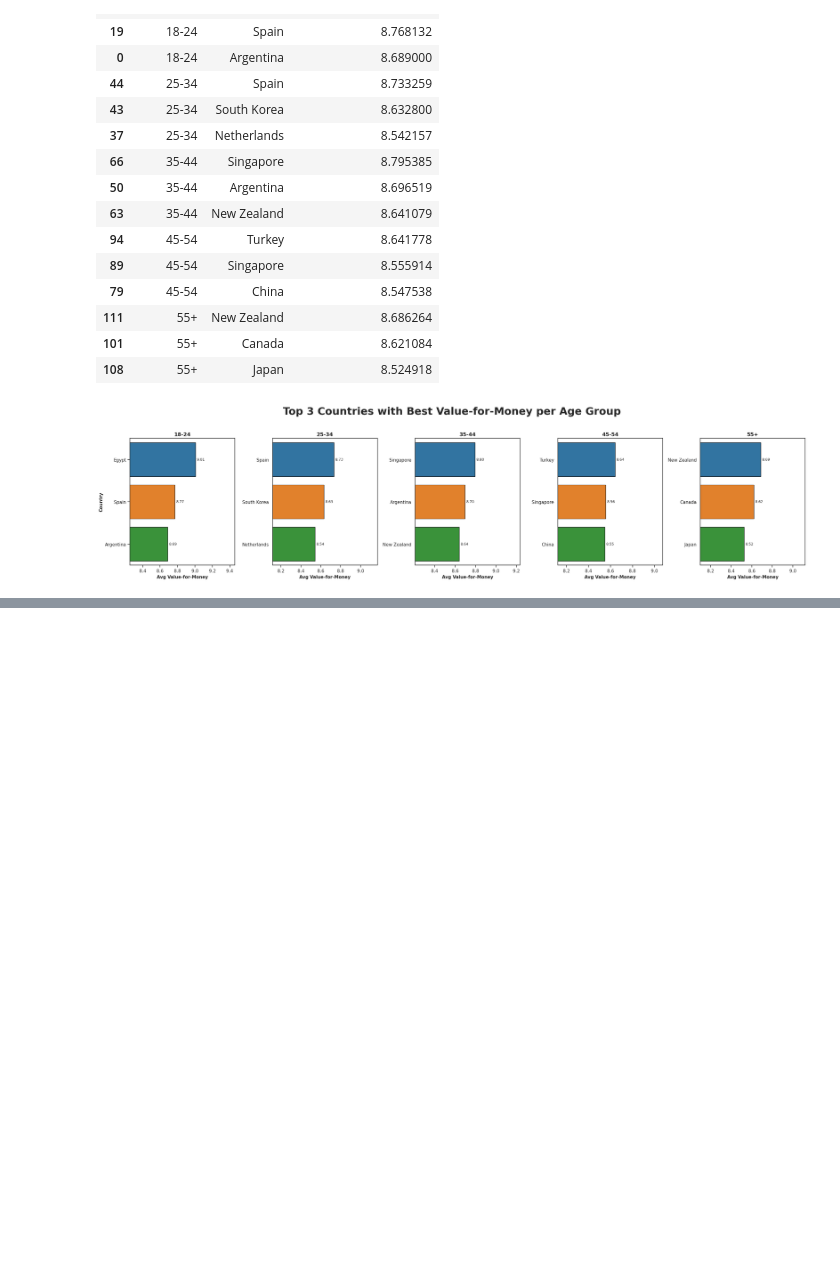
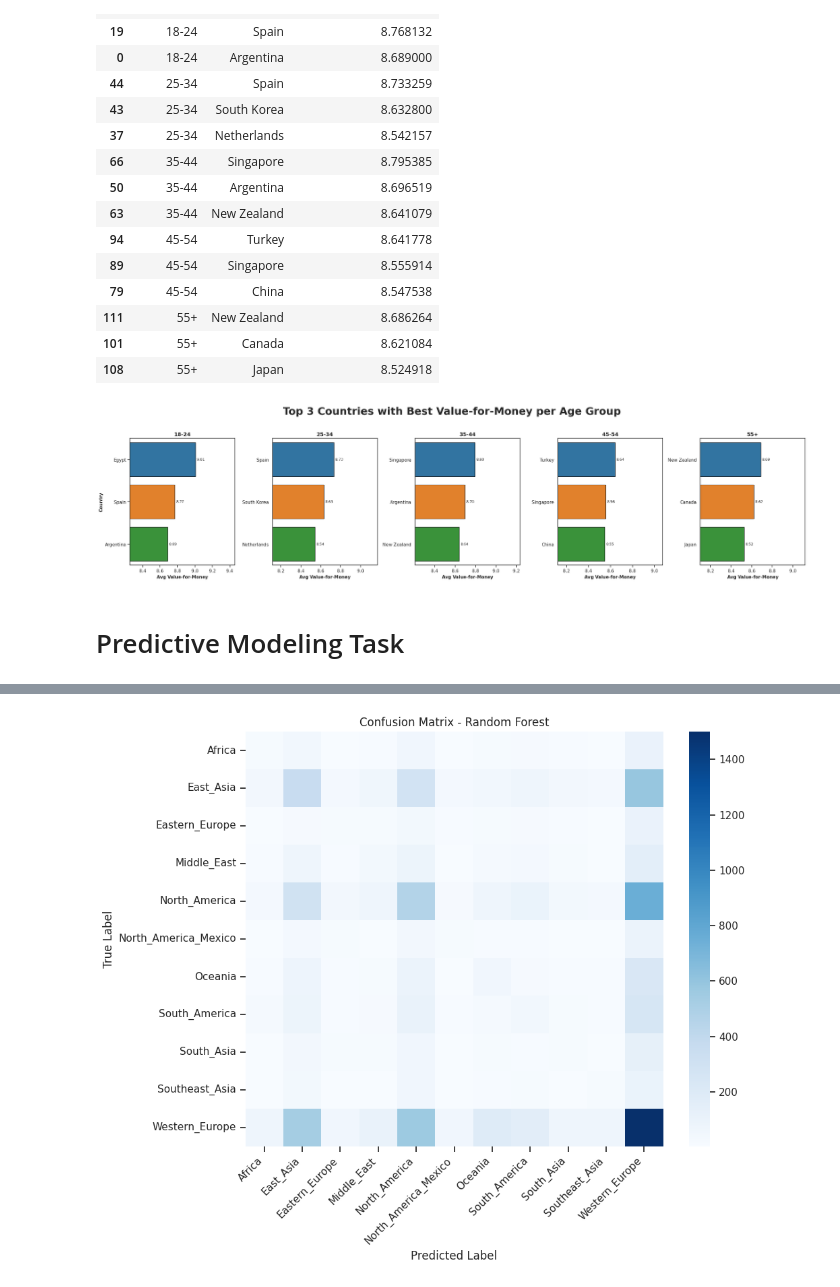
Before and after one commit to helguindy/hotel-booking-analytics, a Jupyter notebook: notebooks/habiba.ipynb, the cells around one changed output, grey strips where cells are left out. Cells and saved outputs as stored; diff of their text form; code cells hidden in the pictures; blank space fills up the shorter version.

```diff
--- a/notebooks/habiba.ipynb
+++ b/notebooks/habiba.ipynb
@@ -285,3 +285,23 @@ plt.tight_layout()
 plt.show()
 # %% [output]
 [figure]
+# %% [markdown]
+# Predictive Modeling Task
+# %%
+#features and target
+features = [
+    'score_overall', 'score_cleanliness', 'score_comfort', 'score_facilities', 'score_location',
+    'score_staff', 'score_value_for_money',  'age_group', 'user_gender', 'traveller_type',
+    'star_rating', 'cleanliness_base', 'comfort_base', 'facilities_base'
+]
+
+X = merged_df[features]
+y = merged_df['country_group']
+
+#convert non numerical columns to numbers
+X = pd.get_dummies(X, ['age_group', 'user_gender', 'traveller_type'], drop_first=True)
+# %%
+#split dataset
+from sklearn.model_selection import train_test_split
+
+X_train, X_test, y_train, y_test = train_test_split(X, y, test_size=0.2, random_state=42,)
@@ -287,0 +332,49 @@ plt.show()
+# %%
+from sklearn.ensemble import RandomForestClassifier
+from sklearn.metrics import (
+    accuracy_score,
+    precision_score,
+    recall_score,
+    f1_score,
+    classification_report,
+    confusion_matrix
+)
+import seaborn as sns
+import matplotlib.pyplot as plt
+
+# metrics
+accuracy = accuracy_score(y_test, y_pred)
+precision_macro = precision_score(y_test, y_pred, average='macro')
+recall_macro = recall_score(y_test, y_pred, average='macro')
+f1_macro = f1_score(y_test, y_pred, average='macro')
+precision_weighted = precision_score(y_test, y_pred, average='weighted')
+recall_weighted = recall_score(y_test, y_pred, average='weighted')
+f1_weighted = f1_score(y_test, y_pred, average='weighted')
+
+
+print("Model Performance Summary")
+print(f"Accuracy: {accuracy:.4f}")
+print(f"Macro Precision: {precision_macro:.4f}")
+print(f"Macro Recall: {recall_macro:.4f}")
+print(f"Macro F1-score: {f1_macro:.4f}")
+print(f"Weighted Precision: {precision_weighted:.4f}")
+print(f"Weighted Recall: {recall_weighted:.4f}")
+print(f"Weighted F1-score: {f1_weighted:.4f}")
+
+print("\n Classification Report:\n")
+print(classification_report(y_test, y_pred))
+
+# Confusion Matrix
+cm = confusion_matrix(y_test, y_pred)
+labels = sorted(list(set(y_test)))  # get all class names in order
+
+plt.figure(figsize=(10,8))
+sns.heatmap(cm, annot=False, fmt='d', cmap='Blues',
+            xticklabels=labels, yticklabels=labels)
+plt.title("Confusion Matrix - Random Forest")
+plt.xlabel("Predicted Label")
+plt.ylabel("True Label")
+plt.xticks(rotation=45, ha='right')
+plt.yticks(rotation=0)
+plt.show()
+# %% [output]
@@ -287,0 +398 @@ plt.show()
+[figure, added]
```
Also changed, not shown: parts of 6 cells of this notebook.
